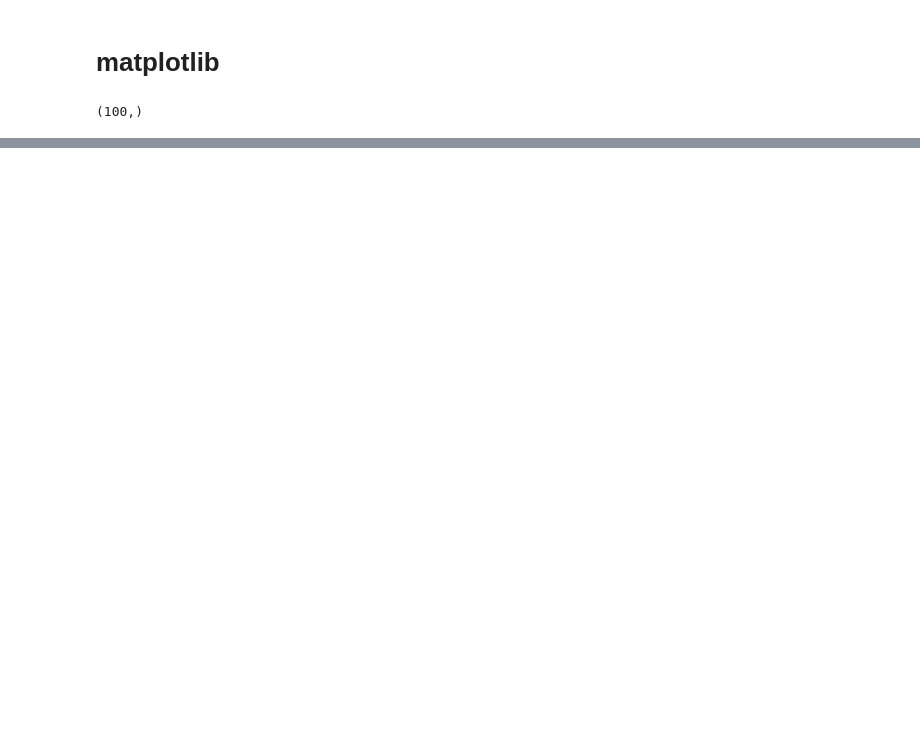
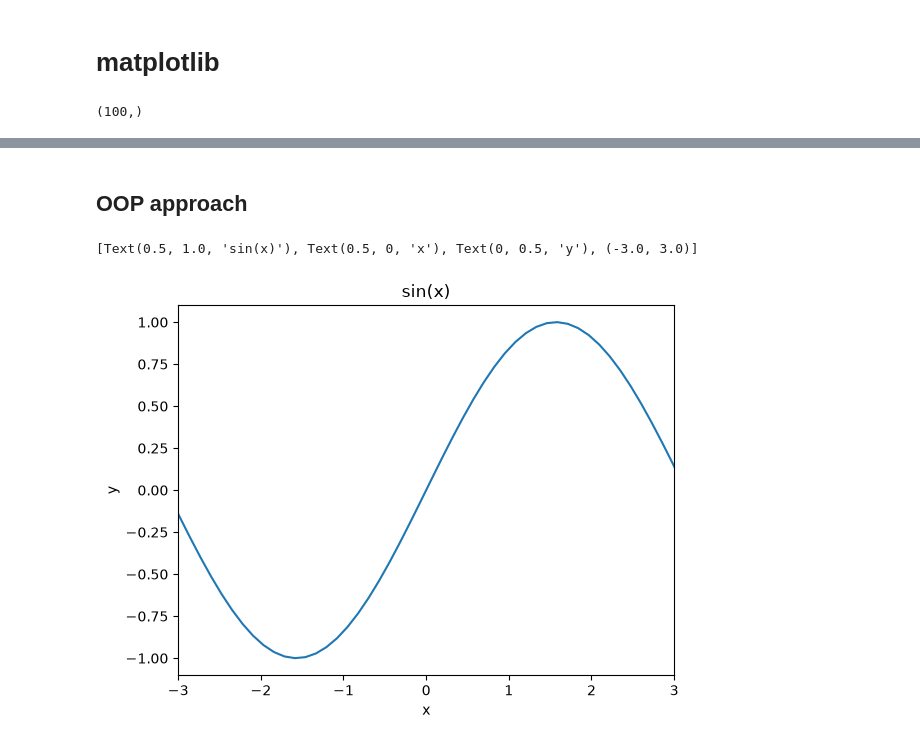
Before and after one commit to kokchun/python_kokchun_giang_aiu26, a Jupyter notebook: code_alongs/12_matplotlib/matplotlib_basics.ipynb, the cells around one changed output, grey strips where cells are left out. Saved outputs shown, nothing was run; the diff lists cells and outputs as text; code cells hidden in the pictures; blank space fills up the shorter version.

```diff
--- a/code_alongs/12_matplotlib/matplotlib_basics.ipynb
+++ b/code_alongs/12_matplotlib/matplotlib_basics.ipynb
@@ -24,0 +26,9 @@ Text(0, 0.5, 'y')
+# %% [markdown]
+## OOP approach
+# %%
+fig, ax = plt.subplots(1)
+ax.plot(x, y)
+ax.set(title="sin(x)", xlabel="x", ylabel="y", xlim=[-3, 3])
+# %% [output]
+[Text(0.5, 1.0, 'sin(x)'), Text(0.5, 0, 'x'), Text(0, 0.5, 'y'), (-3.0, 3.0)]
+[figure, added]
```
Also changed, not shown: parts of 4 cells of this notebook, 1 other file.
